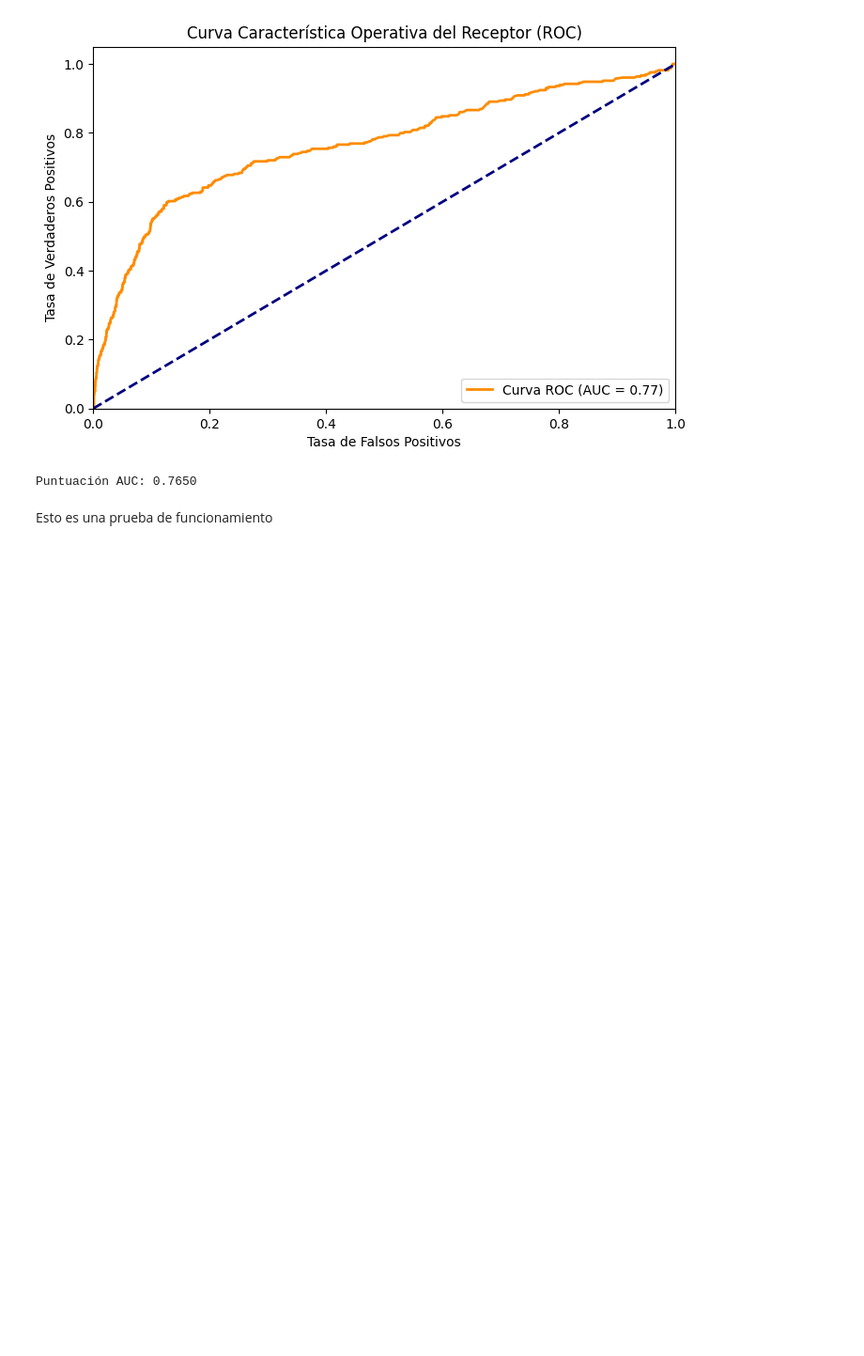
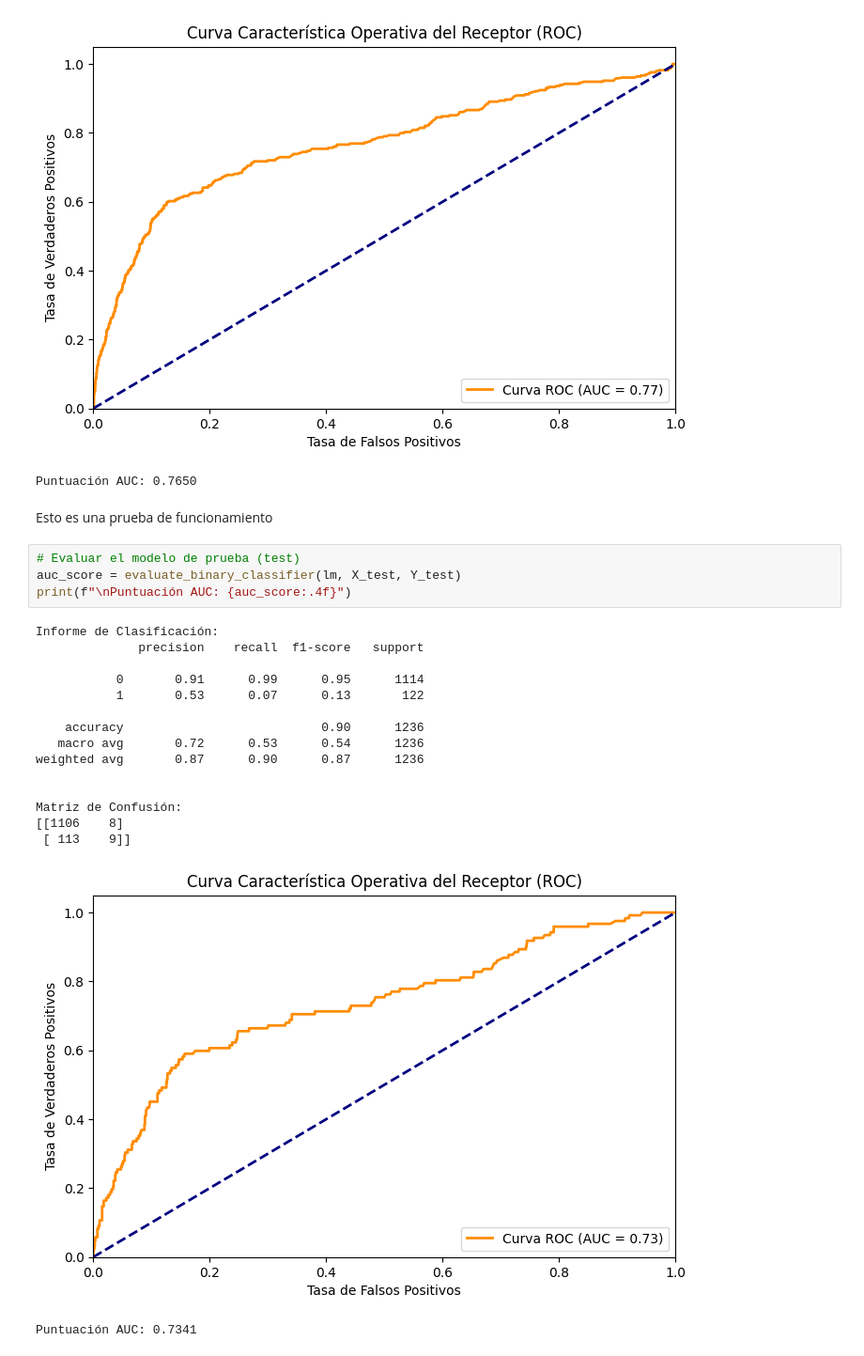
Before and after one commit to DiegoSuarz/Estadisctica_CienciaDeDatos, a Jupyter notebook: semana10_Logistic_Regression.ipynb, the cells around one changed output. Shown at 94% size. Saved outputs shown, nothing was run; the diff lists cells and outputs as text; blank space fills up the shorter version.

```diff
--- a/semana10_Logistic_Regression.ipynb
+++ b/semana10_Logistic_Regression.ipynb
@@ -950,3 +998,24 @@ Matriz de Confusión:
 Puntuación AUC: 0.7650
 # %% [markdown]
 Esto es una prueba de funcionamiento
+# %%
+# Evaluar el modelo de prueba (test)
+auc_score = evaluate_binary_classifier(lm, X_test, Y_test)
+print(f"\nPuntuación AUC: {auc_score:.4f}")
+# %% [output]
+Informe de Clasificación:
+              precision    recall  f1-score   support
+
+           0       0.91      0.99      0.95      1114
+           1       0.53      0.07      0.13       122
+
+    accuracy                           0.90      1236
+   macro avg       0.72      0.53      0.54      1236
+weighted avg       0.87      0.90      0.87      1236
+
+
+Matriz de Confusión:
+[[1106    8]
+ [ 113    9]]
+[figure, added]
+Puntuación AUC: 0.7341
```
Also changed, not shown: parts of 20 cells of this notebook, 1 other file.
